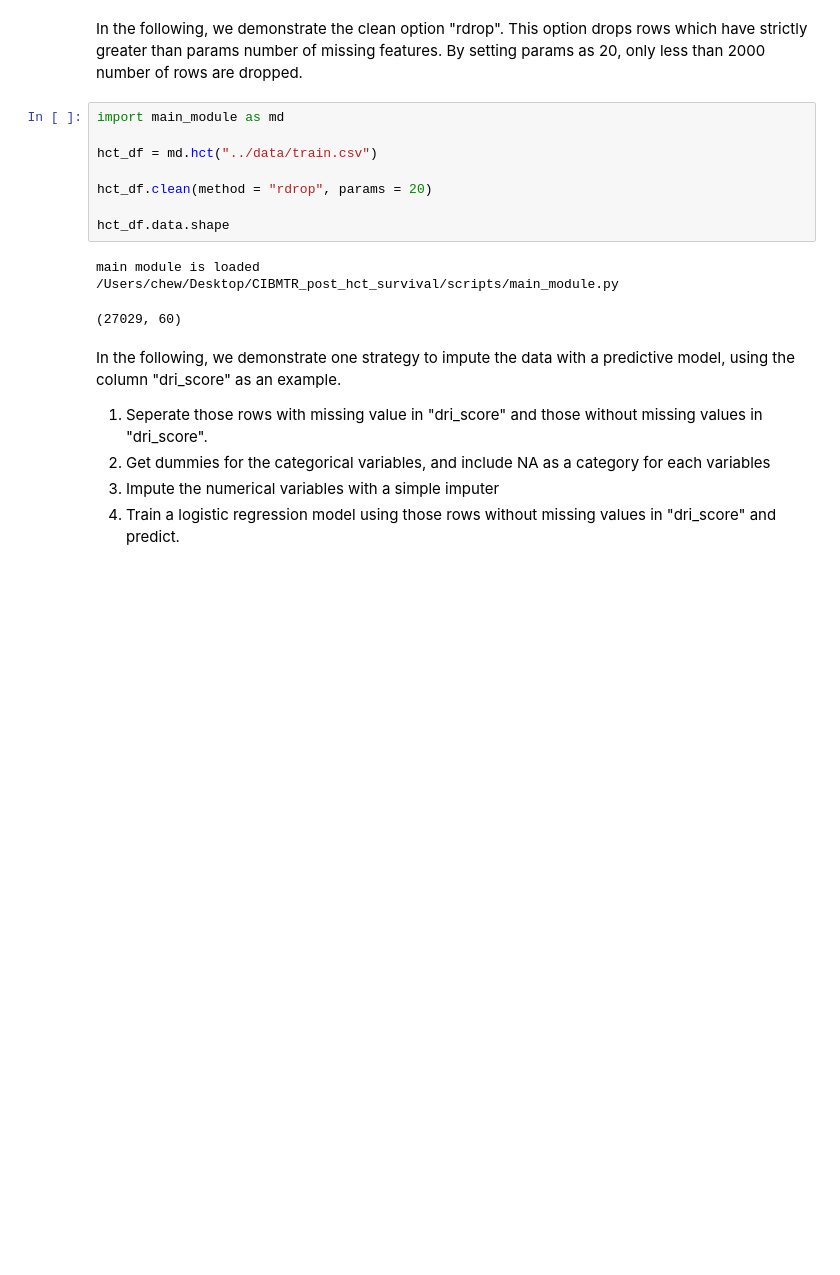
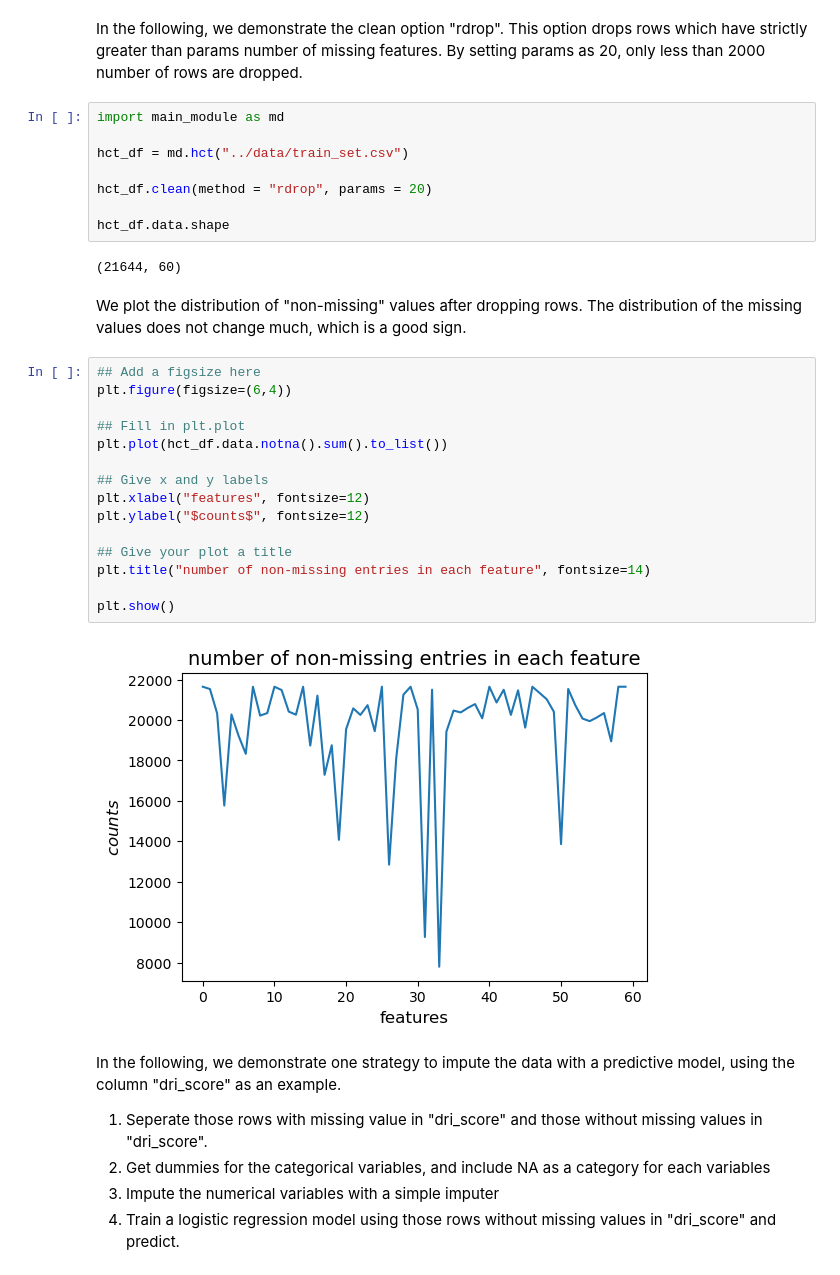
Before and after one commit to RuiboZhang98/CIBMTR_post_hct_survival, a Jupyter notebook: scripts/chihao_cleaning.ipynb, the cells around one changed output. Saved outputs shown, nothing was run; the diff lists cells and outputs as text; blank space fills up the shorter version.

Commit message:
added plots for missing values in each feature before and after row drop

```diff
--- a/scripts/chihao_cleaning.ipynb
+++ b/scripts/chihao_cleaning.ipynb
@@ -86,15 +66,32 @@ In the following, we demonstrate the clean option "rdrop". This option drops row
 # %%
 import main_module as md
 
-hct_df = md.hct("../data/train.csv")
+hct_df = md.hct("../data/train_set.csv")
 
 hct_df.clean(method = "rdrop", params = 20)
 
 hct_df.data.shape
 # %% [output]
-main module is loaded
-/Users/chew/Desktop/CIBMTR_post_hct_survival/scripts/main_module.py
+(21644, 60)
-(27029, 60)
+# %% [markdown]
+We plot the distribution of "non-missing" values after dropping rows. The distribution of the missing values does not change much, which is a good sign.
+# %%
+## Add a figsize here
+plt.figure(figsize=(6,4))
+
+## Fill in plt.plot
+plt.plot(hct_df.data.notna().sum().to_list())
+
+## Give x and y labels
+plt.xlabel("features", fontsize=12)
+plt.ylabel("$counts$", fontsize=12)
+
+## Give your plot a title
+plt.title("number of non-missing entries in each feature", fontsize=14)
+
+plt.show()
+# %% [output]
+[figure, added]
 # %% [markdown]
 In the following, we demonstrate one strategy to impute the data with a predictive model, using the column "dri_score" as an example.
 1. Seperate those rows with missing value in "dri_score" and those without missing values in "dri_score".
```
Also changed, not shown: parts of 1 cell of this notebook.
